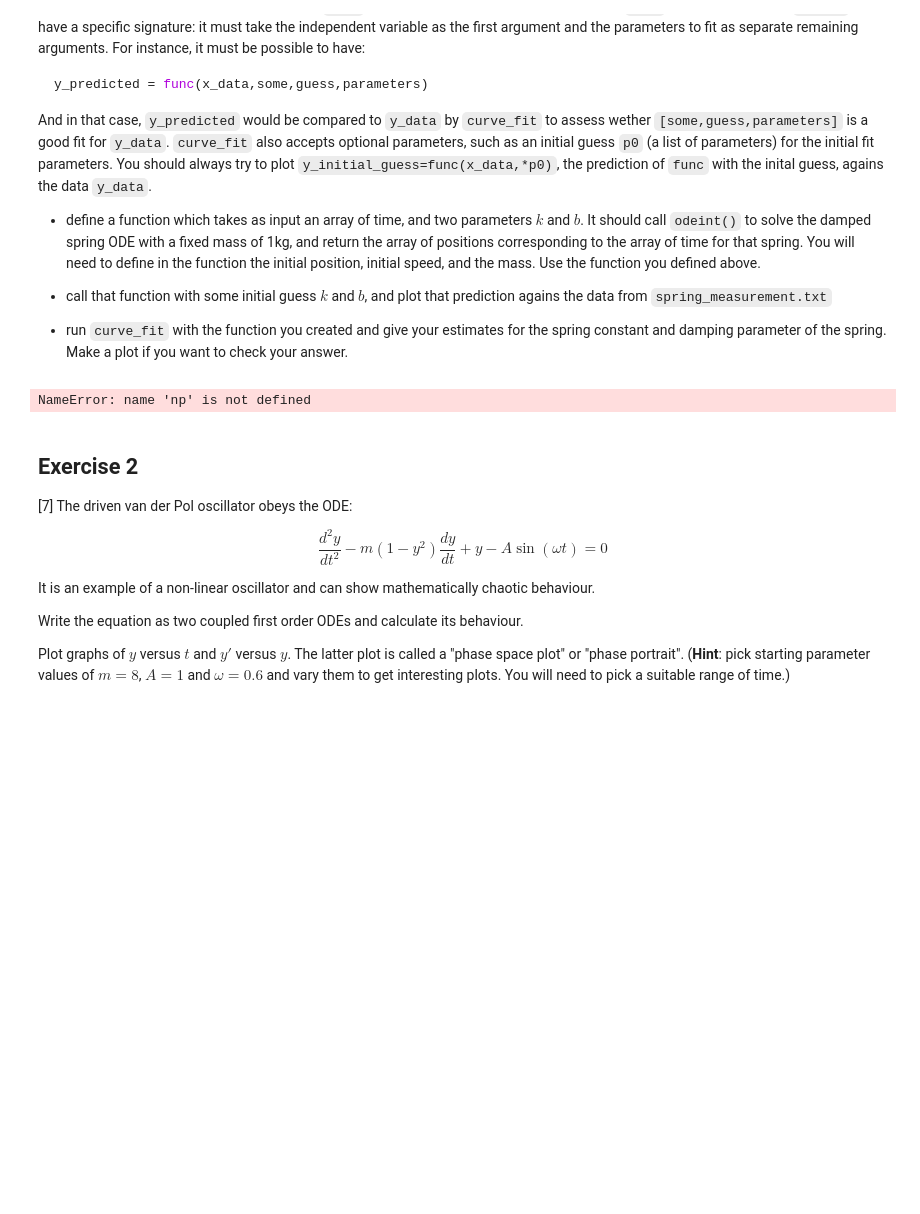
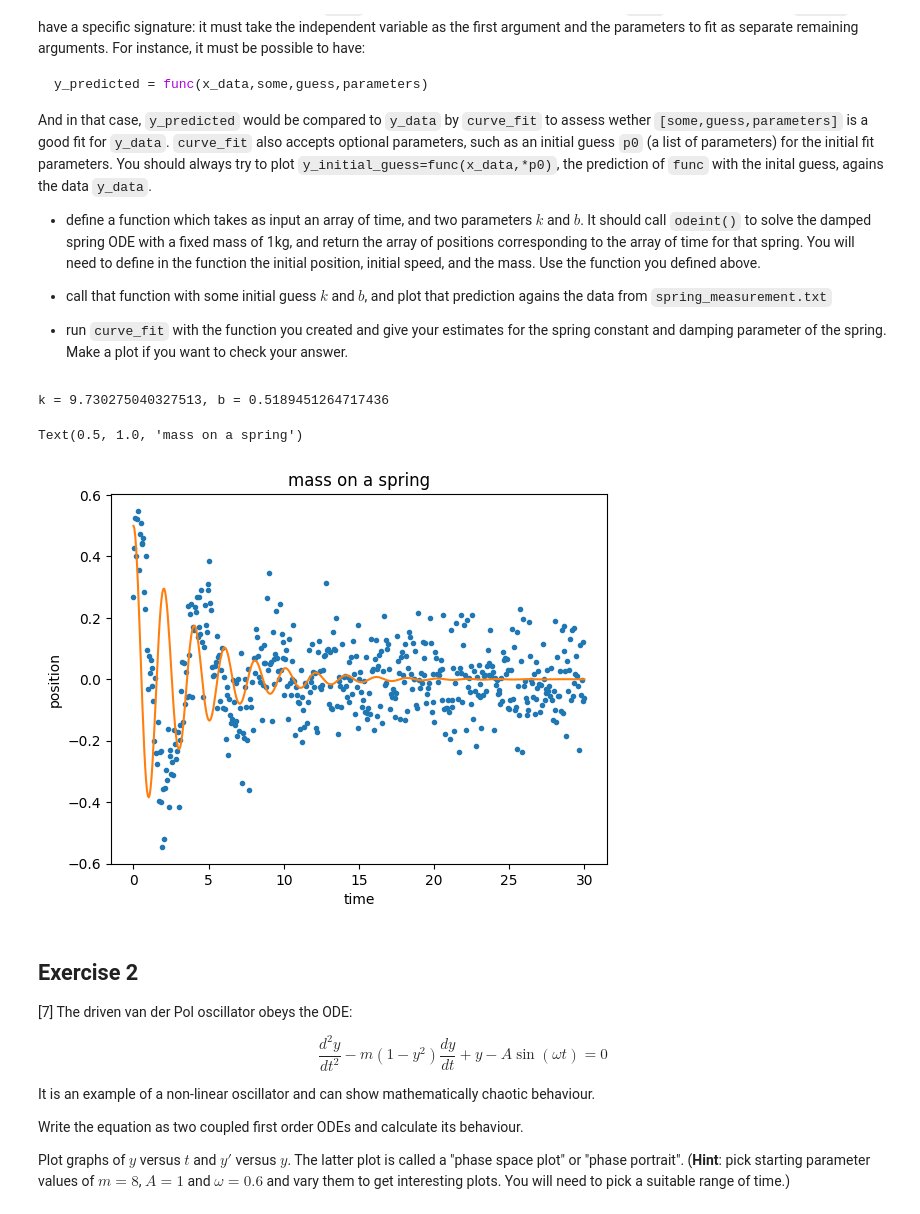
Before and after one commit to PX2145-2025/week-8-b-Whittle-Keenan, a Jupyter notebook: ODEs.ipynb, the cells around one changed output. Saved outputs shown, nothing was run; the diff lists cells and outputs as text; code cells hidden in the pictures; blank space fills up the shorter version.

```diff
--- a/ODEs.ipynb
+++ b/ODEs.ipynb
@@ -331,35 +331,37 @@ y = data[:,1]
 # Known values
 y0 = 0.5
 v0 = 0.0
 m = 1.0
 
 # curve_fit function
 def curve_model(t, k, b):
 
   def spring(Y, t):
     y, v = Y
     dy = v
     dv = -(k/m)*y - (b/m)*v
     return [dy, dv]
 
   sol = odeint(spring, [y0, v0], t)
   return sol[:,0]
 
 
 p0 = [10,0.5]
 popt,pcov = curve_fit(curve_model,t,y,p0=p0)
 k = popt[0]
 b = popt[1]
 print(f'k = {k}, b = {b}')
 
 # Plotting
 plt.plot(t,y,'.',label='data')
-plt.plot(t,curve_model(t,k,b)[:,0],label='fit')
+plt.plot(t,curve_model(t,k,b),label='fit')
 plt.xlabel('time')
 plt.ylabel('position')
 plt.title('mass on a spring')
 # %% [output]
-NameError: name 'np' is not defined
+k = 9.730275040327513, b = 0.5189451264717436
+Text(0.5, 1.0, 'mass on a spring')
+[figure, added]
 # %% [markdown]
 ## Exercise 2
 
```
